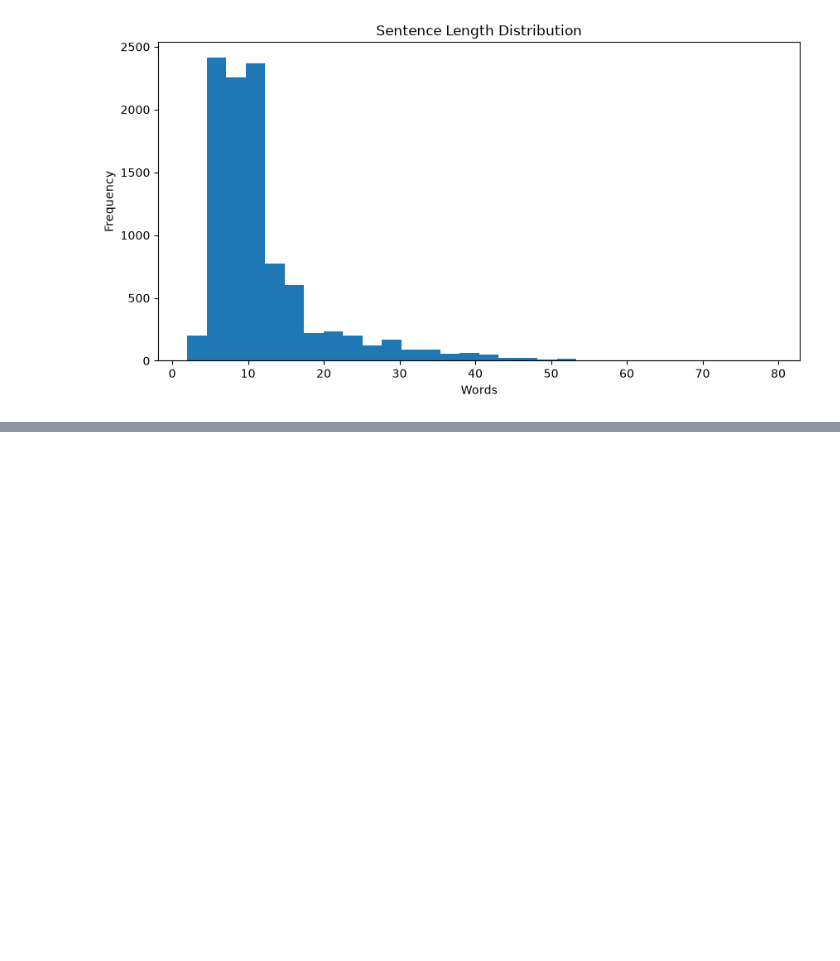
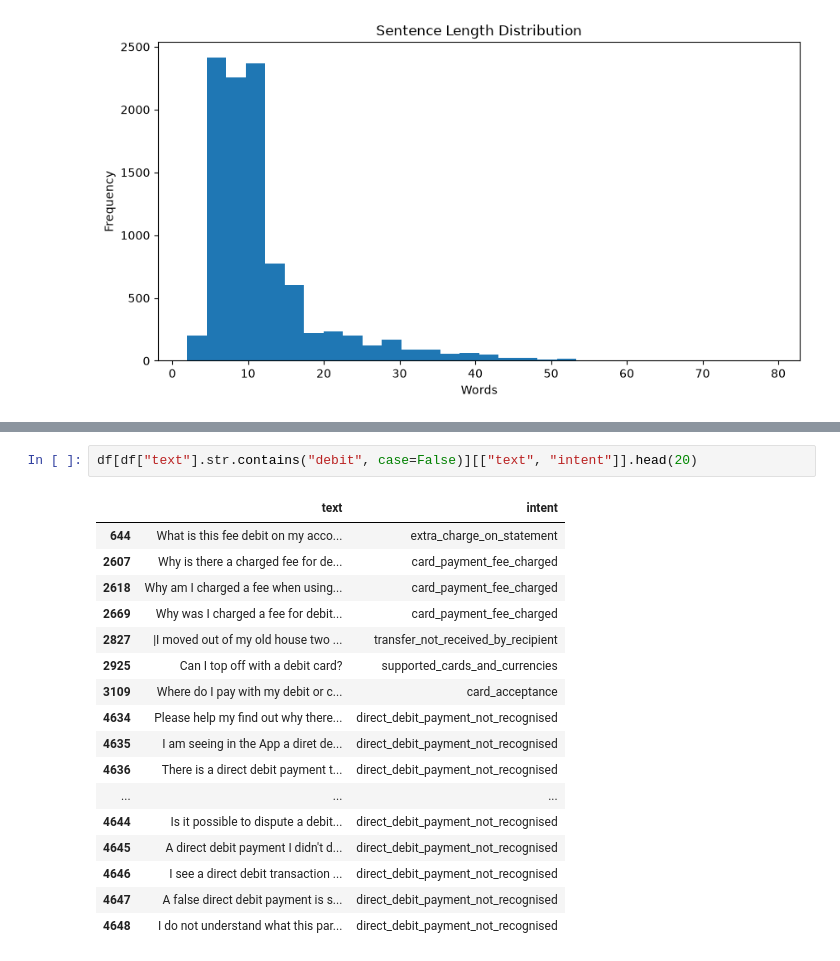
Before and after one commit to Anshul15970/IntentIQ, a Jupyter notebook: notebooks/02_exploratory_data_analysis.ipynb, the cells around one changed output, grey strips where cells are left out. Cells and saved outputs as stored; diff of their text form; blank space fills up the shorter version.

```diff
--- a/notebooks/02_exploratory_data_analysis.ipynb
+++ b/notebooks/02_exploratory_data_analysis.ipynb
@@ -128,0 +154,20 @@ plt.show()
+# %%
+df[df["text"].str.contains("debit", case=False)][["text", "intent"]].head(20)
+# %% [output]
+|  | text | intent |
+| 644 | What is this fee debit on my acco... | extra_charge_on_statement |
+| 2607 | Why is there a charged fee for de... | card_payment_fee_charged |
+| 2618 | Why am I charged a fee when using... | card_payment_fee_charged |
+| 2669 | Why was I charged a fee for debit... | card_payment_fee_charged |
+| 2827 | |I moved out of my old house two ... | transfer_not_received_by_recipient |
+| 2925 | Can I top off with a debit card? | supported_cards_and_currencies |
+| 3109 | Where do I pay with my debit or c... | card_acceptance |
+| 4634 | Please help my find out why there... | direct_debit_payment_not_recognised |
+| 4635 | I am seeing in the App a diret de... | direct_debit_payment_not_recognised |
+| 4636 | There is a direct debit payment t... | direct_debit_payment_not_recognised |
+| ... | ... | ... |
+| 4644 | Is it possible to dispute a debit... | direct_debit_payment_not_recognised |
+| 4645 | A direct debit payment I didn't d... | direct_debit_payment_not_recognised |
+| 4646 | I see a direct debit transaction ... | direct_debit_payment_not_recognised |
+| 4647 | A false direct debit payment is s... | direct_debit_payment_not_recognised |
+| 4648 | I do not understand what this par... | direct_debit_payment_not_recognised |
```
Also changed, not shown: parts of 4 cells of this notebook, 14 other files.
